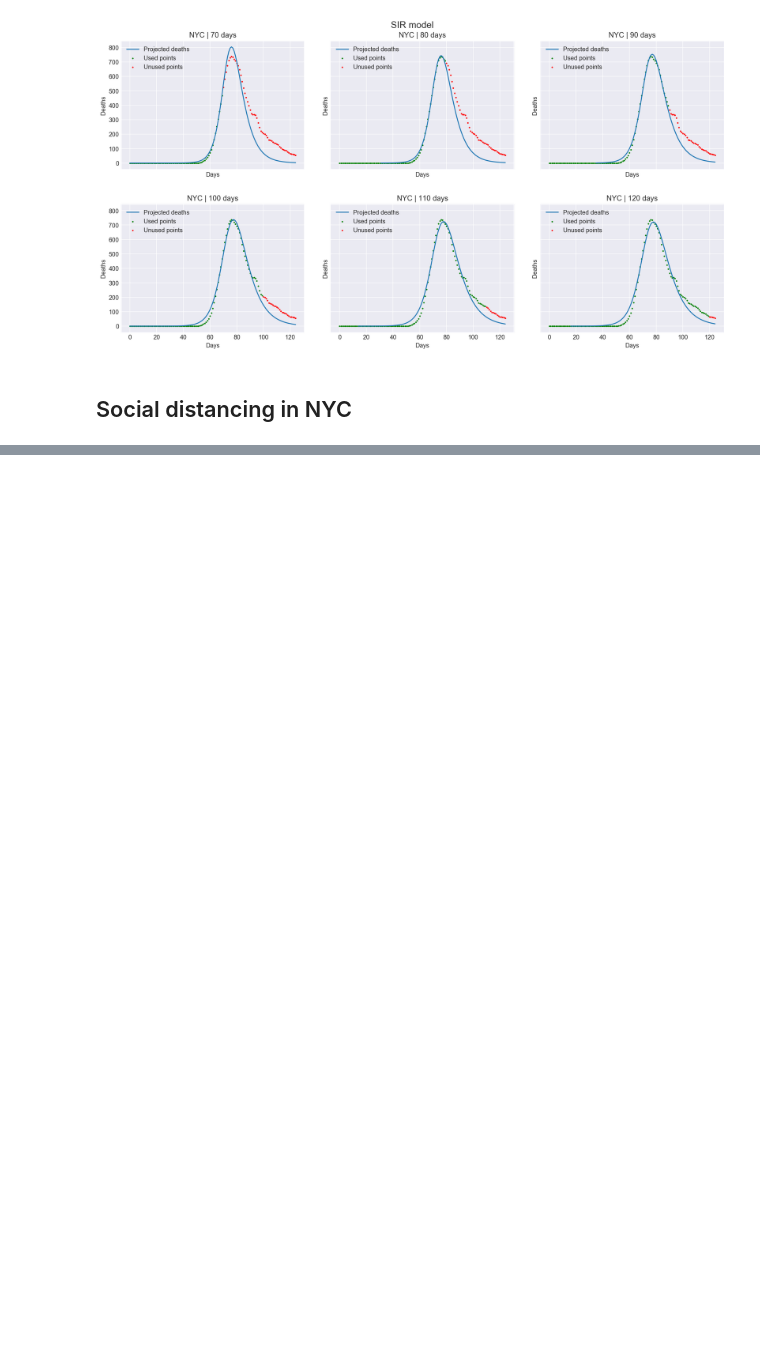
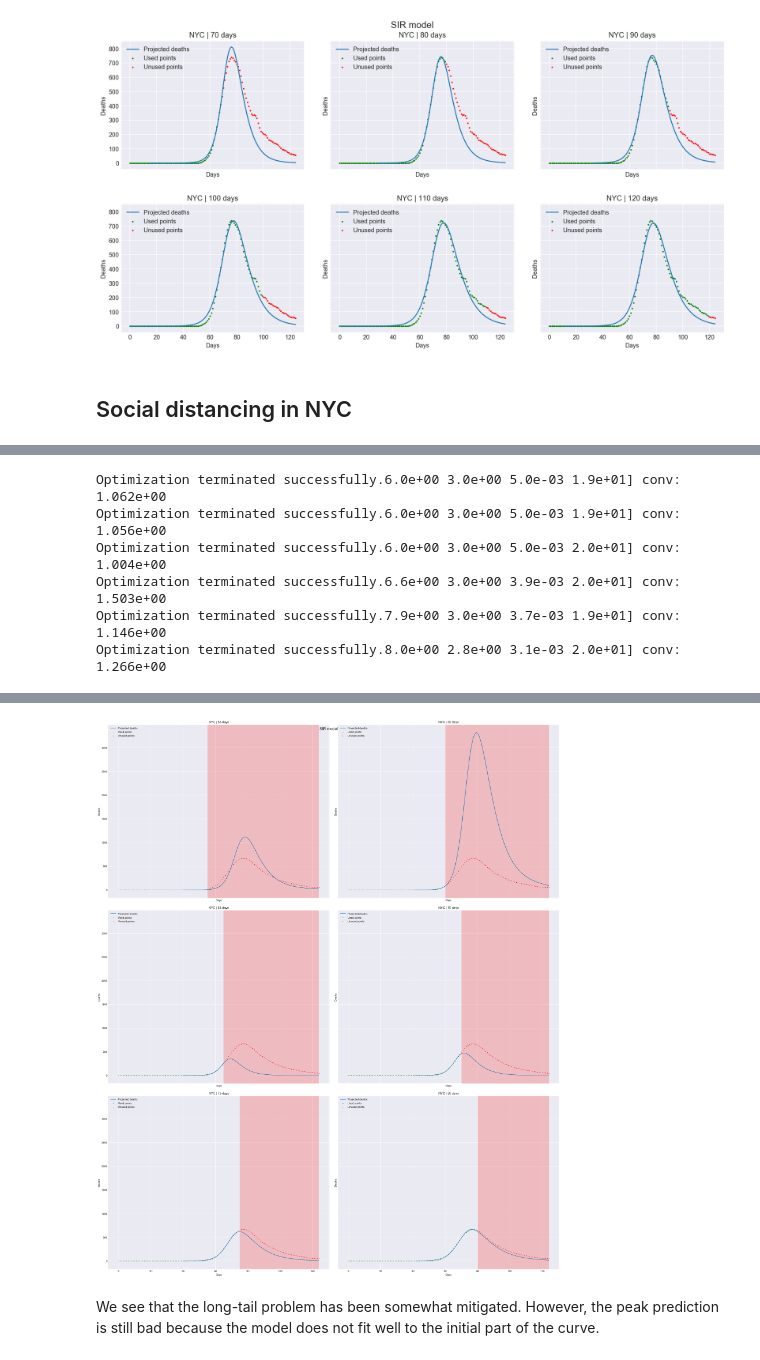
Before and after one commit to anag004/covid-model, a Jupyter notebook: ihme/SIER.ipynb, the cells around one changed output, grey strips where cells are left out. Drawn from its saved outputs; the diff is of its cells as text; code cells hidden in the pictures; blank space fills up the shorter version.

```diff
--- a/ihme/SIER.ipynb
+++ b/ihme/SIER.ipynb
@@ -494,0 +494,41 @@ plt.show()
+# %%
+# Definition of the model
+def R_sd(t, R_0, mu, sd_offset, sd_metric, offset):
+    sd_offset = int(sd_offset)
+    offset = int(offset)
+
+    if t + sd_offset + offset >= sd_metric.shape[0]:
+#         print(R_0 + mu * sd_metric[-1])
+        return R_0 + mu * sd_metric[-1]
+    else:
+#         print(R_0 + mu * sd_metric[-1])
+        return R_0 + mu * sd_metric[t + sd_offset + offset]
+
+def sir_sd(t_max, offset, pop,  I_init, case_mortality, T_inf, R_0, mu, sd_offset):
+    result = np.zeros(t_max + 1, dtype=float)
+    result[0] = 0
+
+    S = 1
+    I = I_init
+    X = 0
+
+    for t in range(1, t_max + 1):
+        S, I, X = SIR_model(t, [S, I, X], R_sd, case_mortality, T_inf, 1, R_0, mu, sd_offset, padded_sd, offset)
+        result[t] = X
+
+    result[1:] = np.diff(result)
+    return result * pop
+# %%
+pad_sd = 60 # How many days to pad the social distancing data by
+padded_sd = np.concatenate((np.ones(pad_sd) * agg_sd_nyc["total"][0], agg_sd_nyc["total"]))
+
+get_model_stats(sir_sd, rmse_loss, smooth_data_nyc, list(range(55, 85, 5)), "SIR model",
+                param_cols=["offset", "pop", "I_init", "mort", "T_inf", "R_0", "mu", "sd_offset"],
+                bounds=[(40, 50), (1e6, 8.4e6), (1e-6, 1e-2), (0, 5e-2), (6, 8), (1, 3), (1e-4, 5e-3), (10, 20)])
+# %% [output]
+Optimization terminated successfully.6.0e+00 3.0e+00 5.0e-03 1.9e+01] conv: 1.062e+00
+Optimization terminated successfully.6.0e+00 3.0e+00 5.0e-03 1.9e+01] conv: 1.056e+00
+Optimization terminated successfully.6.0e+00 3.0e+00 5.0e-03 2.0e+01] conv: 1.004e+00
+Optimization terminated successfully.6.6e+00 3.0e+00 3.9e-03 2.0e+01] conv: 1.503e+00
+Optimization terminated successfully.7.9e+00 3.0e+00 3.7e-03 1.9e+01] conv: 1.146e+00
+Optimization terminated successfully.8.0e+00 2.8e+00 3.1e-03 2.0e+01] conv: 1.266e+00
@@ -494,0 +542,3 @@ plt.show()
+[figure, added]
+# %% [markdown]
+We see that the long-tail problem has been somewhat mitigated. However, the peak prediction is still bad because the model does not fit well to the initial part of the curve.
```
Also changed, not shown: parts of 15 cells of this notebook.
